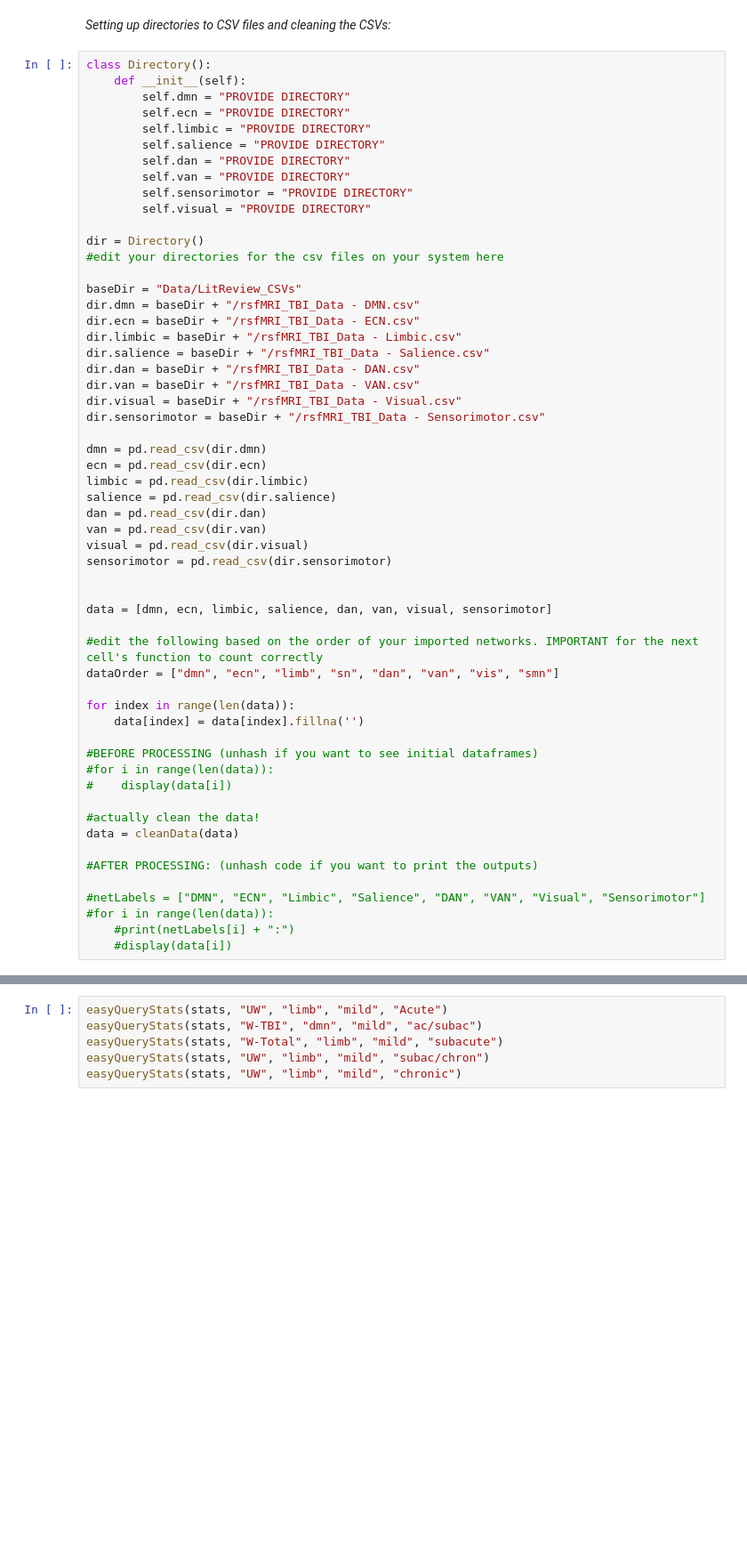
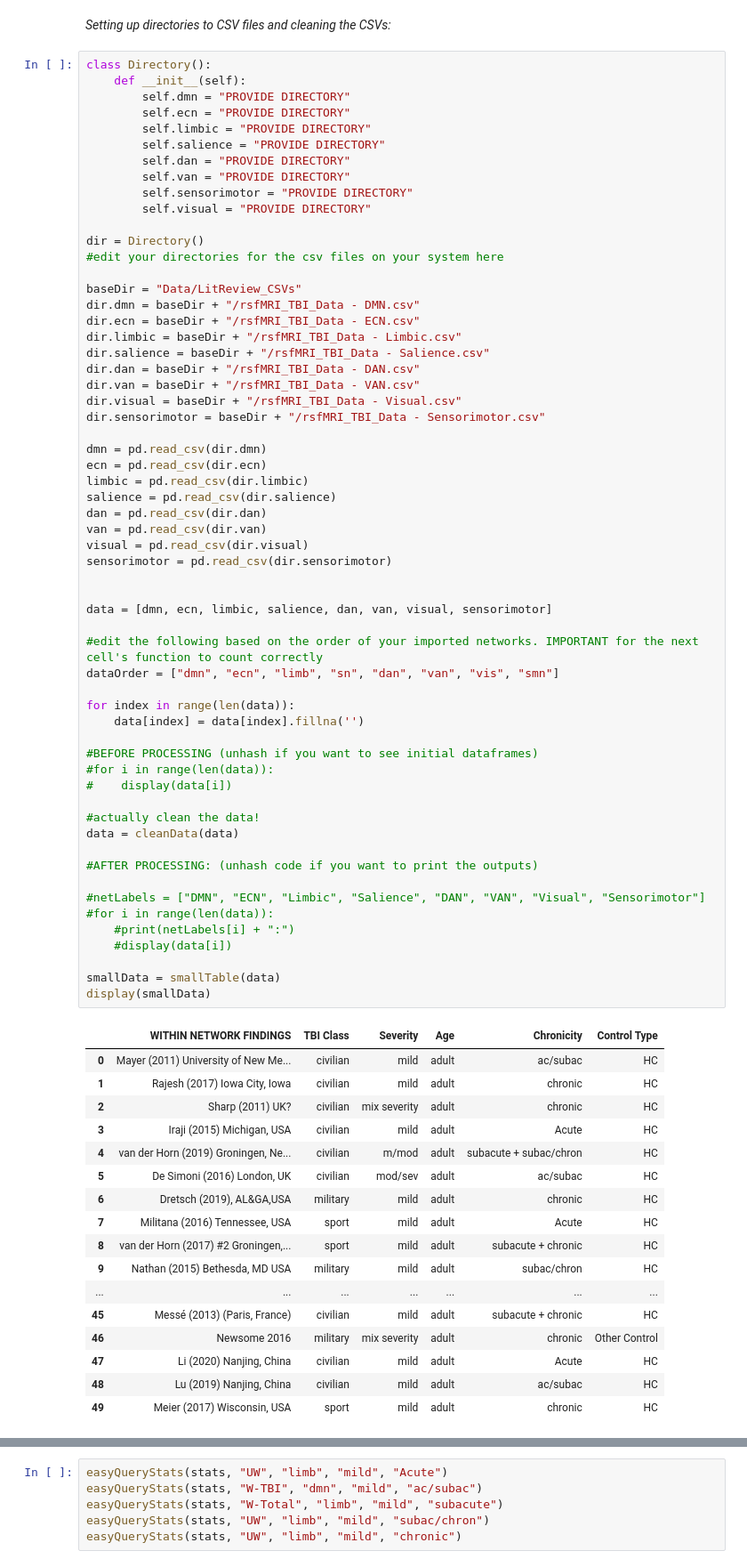
Before and after one commit to danielfrees/rsfMRI_LitReview, a Jupyter notebook: Data_Investigation_LR.ipynb, the cells around one changed output, grey strips where cells are left out. Shown: that part at 89% size. Saved outputs shown, nothing was run; the diff lists cells and outputs as text; blank space fills up the shorter version.

Commit message:
Added smallTable function for concise paper info output

```diff
--- a/Data_Investigation_LR.ipynb
+++ b/Data_Investigation_LR.ipynb
@@ -110,33 +110,54 @@ dmn = pd.read_csv(dir.dmn)
 ecn = pd.read_csv(dir.ecn)
 limbic = pd.read_csv(dir.limbic)
 salience = pd.read_csv(dir.salience)
 dan = pd.read_csv(dir.dan)
 van = pd.read_csv(dir.van)
 visual = pd.read_csv(dir.visual)
 sensorimotor = pd.read_csv(dir.sensorimotor)
 
 
 data = [dmn, ecn, limbic, salience, dan, van, visual, sensorimotor]
 
 #edit the following based on the order of your imported networks. IMPORTANT for the next cell's function to count correctly
 dataOrder = ["dmn", "ecn", "limb", "sn", "dan", "van", "vis", "smn"]
 
 for index in range(len(data)):
     data[index] = data[index].fillna('')
 
 #BEFORE PROCESSING (unhash if you want to see initial dataframes)
 #for i in range(len(data)):
 #    display(data[i])
 
 #actually clean the data!
 data = cleanData(data)
 
 #AFTER PROCESSING: (unhash code if you want to print the outputs)
 
 #netLabels = ["DMN", "ECN", "Limbic", "Salience", "DAN", "VAN", "Visual", "Sensorimotor"]
 #for i in range(len(data)):
     #print(netLabels[i] + ":")
     #display(data[i])
+
+smallData = smallTable(data)
+display(smallData)
+# %% [output]
+|  | WITHIN NETWORK FINDINGS | TBI Class | Severity | Age | Chronicity | Control Type |
+| 0 | Mayer (2011) University of New Me... | civilian | mild | adult | ac/subac | HC |
+| 1 | Rajesh (2017) Iowa City, Iowa | civilian | mild | adult | chronic | HC |
+| 2 | Sharp (2011) UK? | civilian | mix severity | adult | chronic | HC |
+| 3 | Iraji (2015) Michigan, USA | civilian | mild | adult | Acute | HC |
+| 4 | van der Horn (2019) Groningen, Ne... | civilian | m/mod | adult | subacute + subac/chron | HC |
+| 5 | De Simoni (2016) London, UK | civilian | mod/sev | adult | ac/subac | HC |
+| 6 | Dretsch (2019), AL&GA,USA | military | mild | adult | chronic | HC |
+| 7 | Militana (2016) Tennessee, USA | sport | mild | adult | Acute | HC |
+| 8 | van der Horn (2017) #2 Groningen,... | sport | mild | adult | subacute + chronic | HC |
+| 9 | Nathan (2015) Bethesda, MD USA | military | mild | adult | subac/chron | HC |
+| ... | ... | ... | ... | ... | ... | ... |
+| 45 | Messé (2013) (Paris, France) | civilian | mild | adult | subacute + chronic | HC |
+| 46 | Newsome 2016 | military | mix severity | adult | chronic | Other Control |
+| 47 | Li (2020) Nanjing, China | civilian | mild | adult | Acute | HC |
+| 48 | Lu (2019) Nanjing, China | civilian | mild | adult | ac/subac | HC |
+| 49 | Meier (2017) Wisconsin, USA | sport | mild | adult | chronic | HC |
 # %%
 #COUNT EVERYTHING UP AND REPORT IT!
 #Note: As of latest update, stats now holds UW count, TBI sample size weighted counted, total sample size weighted count (in that order)
```
Also changed, not shown: parts of 2 cells of this notebook, 1 other file.
